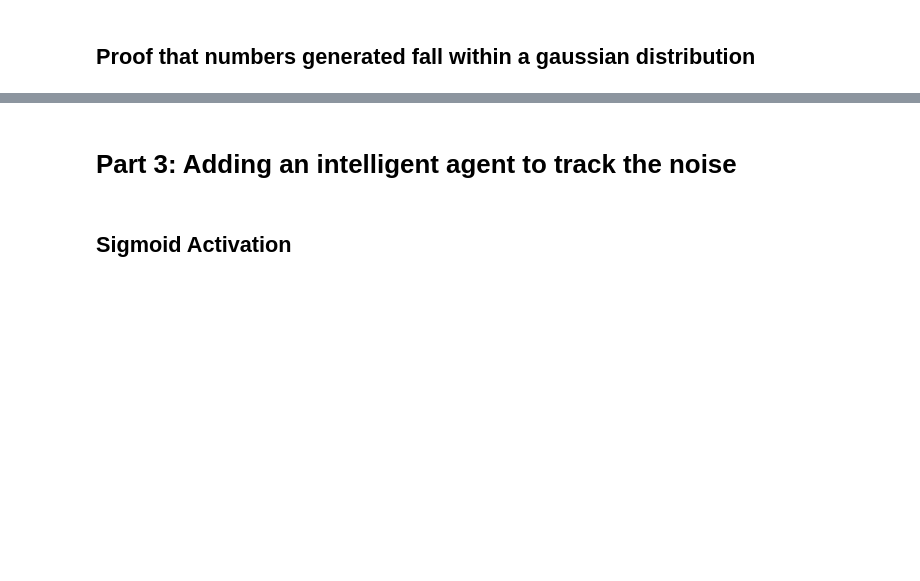
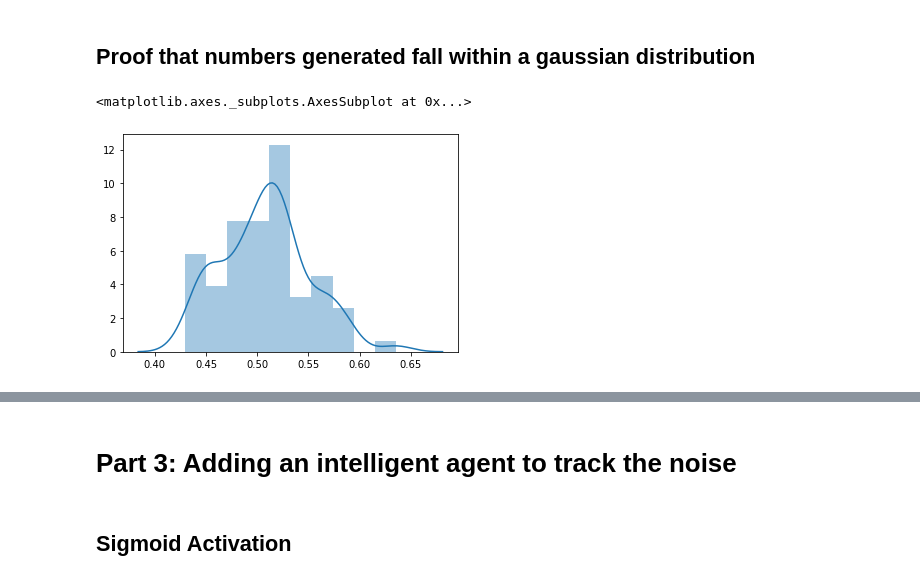
Before and after one commit to Kikumu/Computational-science-practice, a Jupyter notebook: CourseProject/Computational-Science-ACW.ipynb, the cells around one changed output, grey strips where cells are left out. Drawn from its saved outputs; the diff is of its cells as text; code cells hidden in the pictures; blank space fills up the shorter version.

```diff
--- a/CourseProject/Computational-Science-ACW.ipynb
+++ b/CourseProject/Computational-Science-ACW.ipynb
@@ -219,2 +223,7 @@ plt.show()
 # %% [markdown]
 ## Proof that numbers generated fall within a gaussian distribution
+# %%
+sns.distplot(b1)
+# %% [output]
+<matplotlib.axes._subplots.AxesSubplot at 0x...>
+[figure, added]
```
Also changed, not shown: parts of 37 cells of this notebook.
